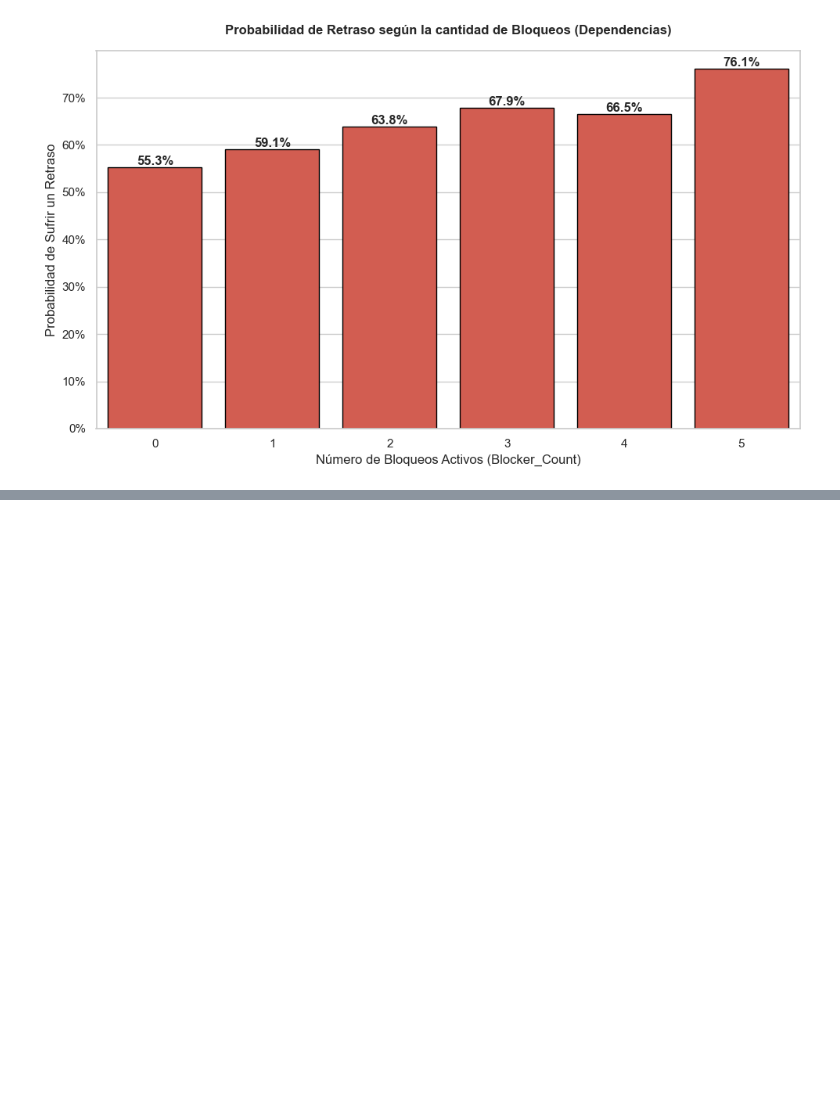
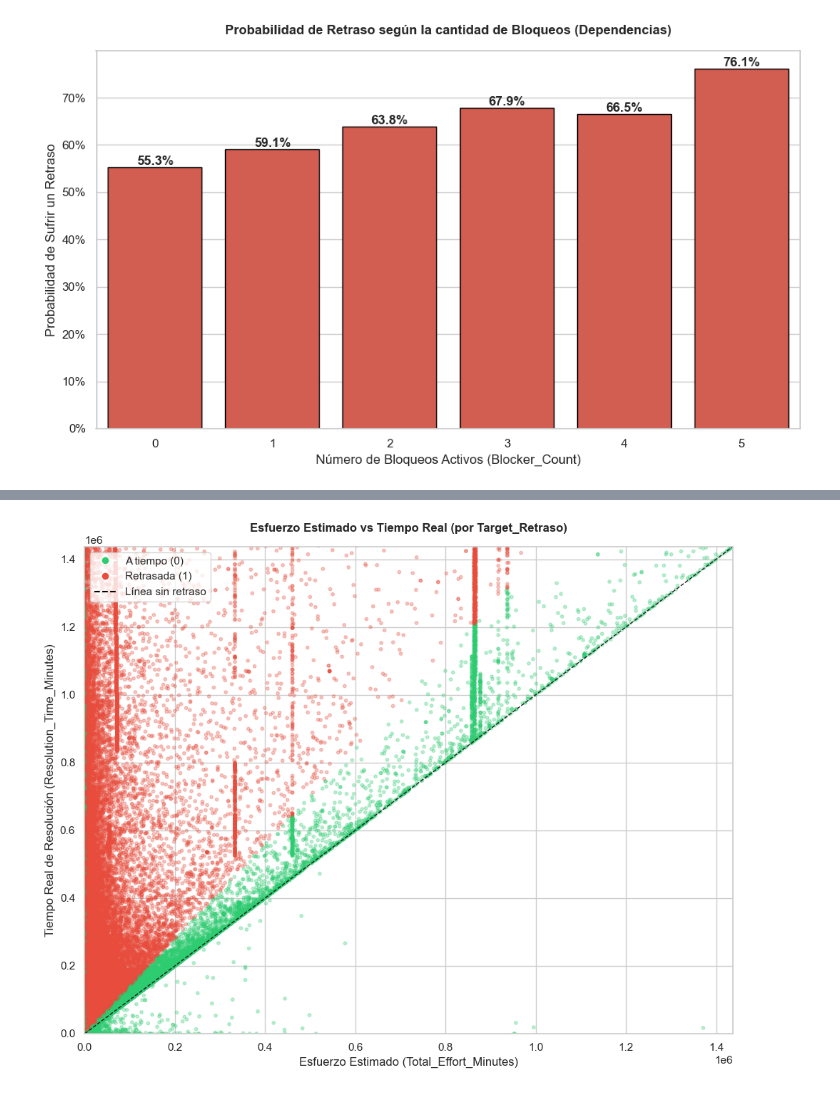
Before and after one commit to TachoPablo2/tfg-ai-pm, a Jupyter notebook: notebooks/03_analisis_exploratorio_EDA.ipynb, the cells around one changed output, grey strips where cells are left out. Saved outputs shown, nothing was run; the diff lists cells and outputs as text; code cells hidden in the pictures; blank space fills up the shorter version.

```diff
--- a/notebooks/03_analisis_exploratorio_EDA.ipynb
+++ b/notebooks/03_analisis_exploratorio_EDA.ipynb
@@ -136,0 +187,27 @@ plt.show()
+# %%
+fig, ax = plt.subplots(figsize=(10, 8))
+colors = df['Target_Retraso'].map({0: '#2ECC71', 1: '#E74C3C'})
+ax.scatter(df['Total_Effort_Minutes'], df['Resolution_Time_Minutes'],
+           c=colors, alpha=0.3, s=10)
+
+max_val = max(df['Total_Effort_Minutes'].quantile(0.95), df['Resolution_Time_Minutes'].quantile(0.95))
+ax.plot([0, max_val], [0, max_val], 'k--', linewidth=1, label='Línea sin retraso')
+ax.set_xlim(0, max_val)
+ax.set_ylim(0, max_val)
+
+from matplotlib.lines import Line2D
+legend_elements = [
+    Line2D([0], [0], marker='o', color='w', markerfacecolor='#2ECC71', markersize=8, label='A tiempo (0)'),
+    Line2D([0], [0], marker='o', color='w', markerfacecolor='#E74C3C', markersize=8, label='Retrasada (1)'),
+    Line2D([0], [0], color='black', linestyle='--', label='Línea sin retraso')
+]
+ax.legend(handles=legend_elements, loc='upper left')
+
+ax.set_xlabel('Esfuerzo Estimado (Total_Effort_Minutes)')
+ax.set_ylabel('Tiempo Real de Resolución (Resolution_Time_Minutes)')
+ax.set_title('Esfuerzo Estimado vs Tiempo Real (por Target_Retraso)')
+plt.tight_layout()
+# plt.savefig('../data/figures/scatter_esfuerzo_vs_real.png', dpi=300, bbox_inches='tight')
+plt.show()
+# %% [output]
+[figure, added]
```
Also changed, not shown: parts of 7 cells of this notebook, 1 other file.
